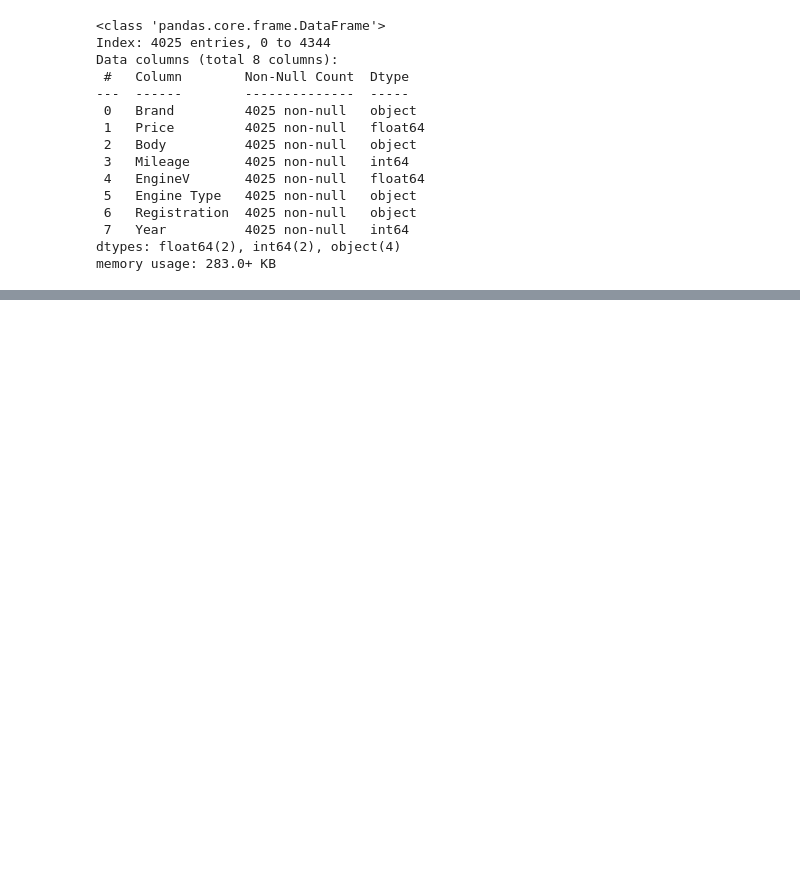
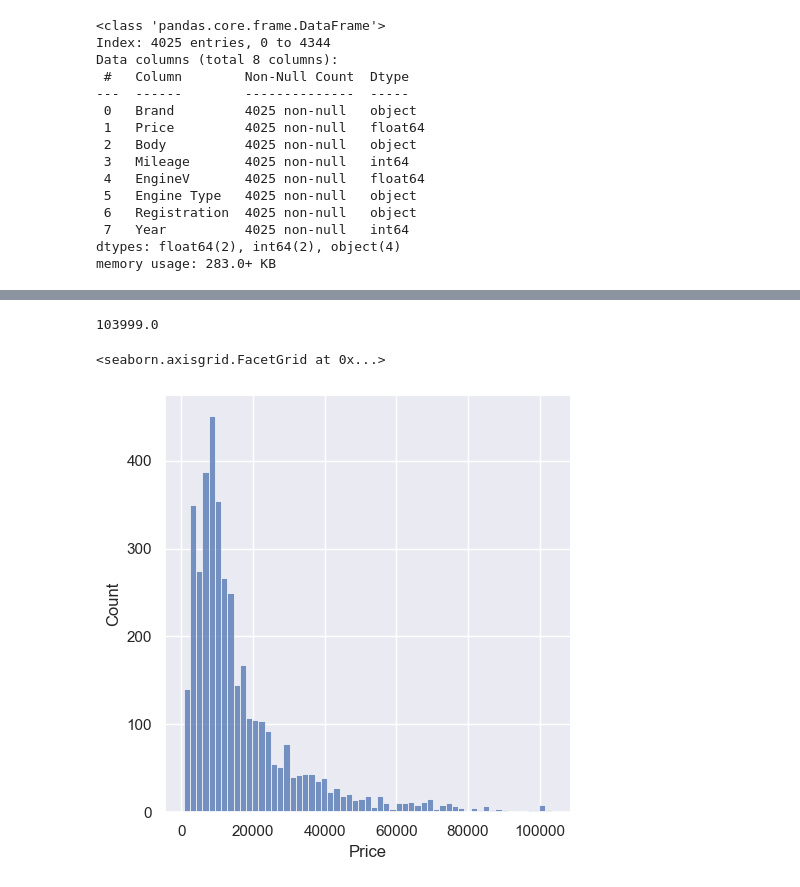
Before and after one commit to slynj/linear-regression-vehicle, a Jupyter notebook: notebooks/data_preprocessing.ipynb, the cells around one changed output, grey strips where cells are left out. Drawn from its saved outputs; the diff is of its cells as text; code cells hidden in the pictures; blank space fills up the shorter version.

Commit message:
removed outlier / dropped null

```diff
--- a/notebooks/data_preprocessing.ipynb
+++ b/notebooks/data_preprocessing.ipynb
@@ -74,0 +76,10 @@ Name: Price, dtype: float64
+# %%
+top98 = data['Price'].quantile(0.98)
+display(top98)
+
+data_rm_outlier_price = data[data['Price'] < top98]
+sns.displot(data_rm_outlier_price['Price'])
+# %% [output]
+103999.0
+<seaborn.axisgrid.FacetGrid at 0x...>
+[figure, added]
```
Also changed, not shown: parts of 10 cells of this notebook.
